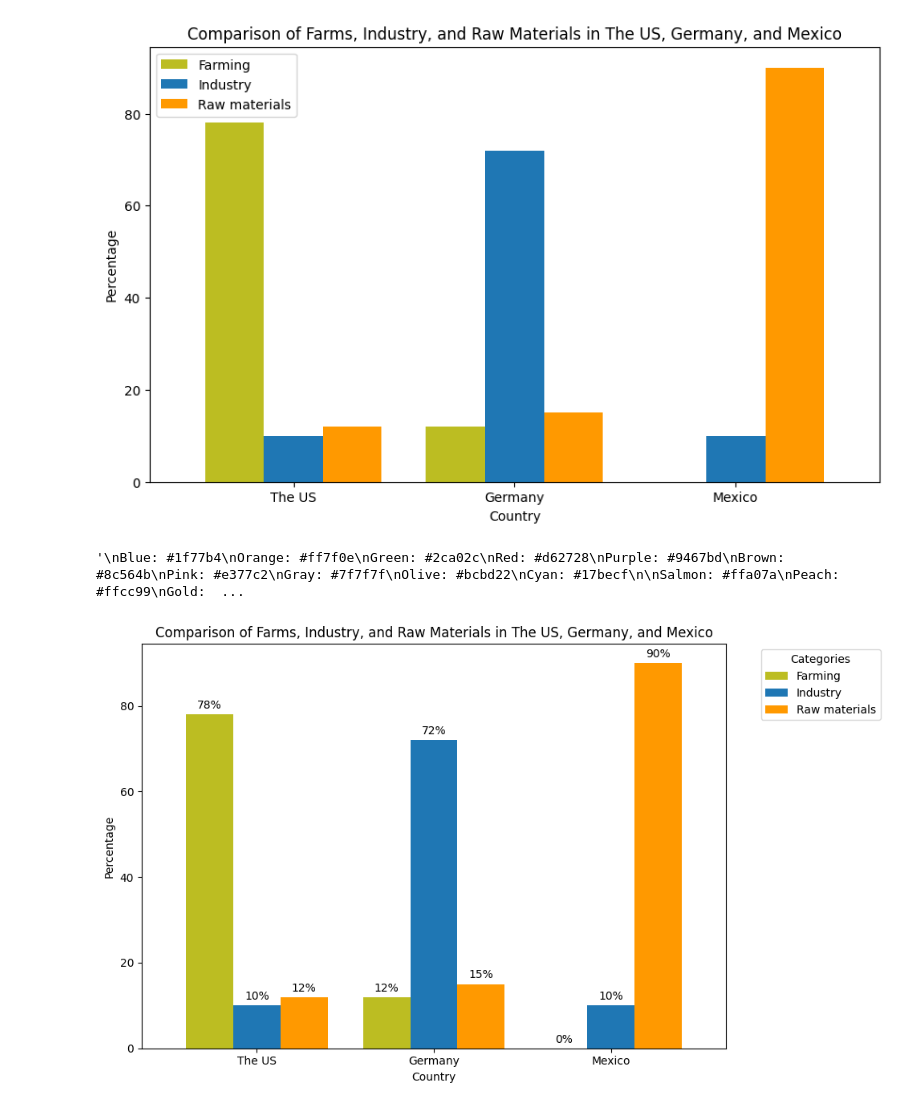
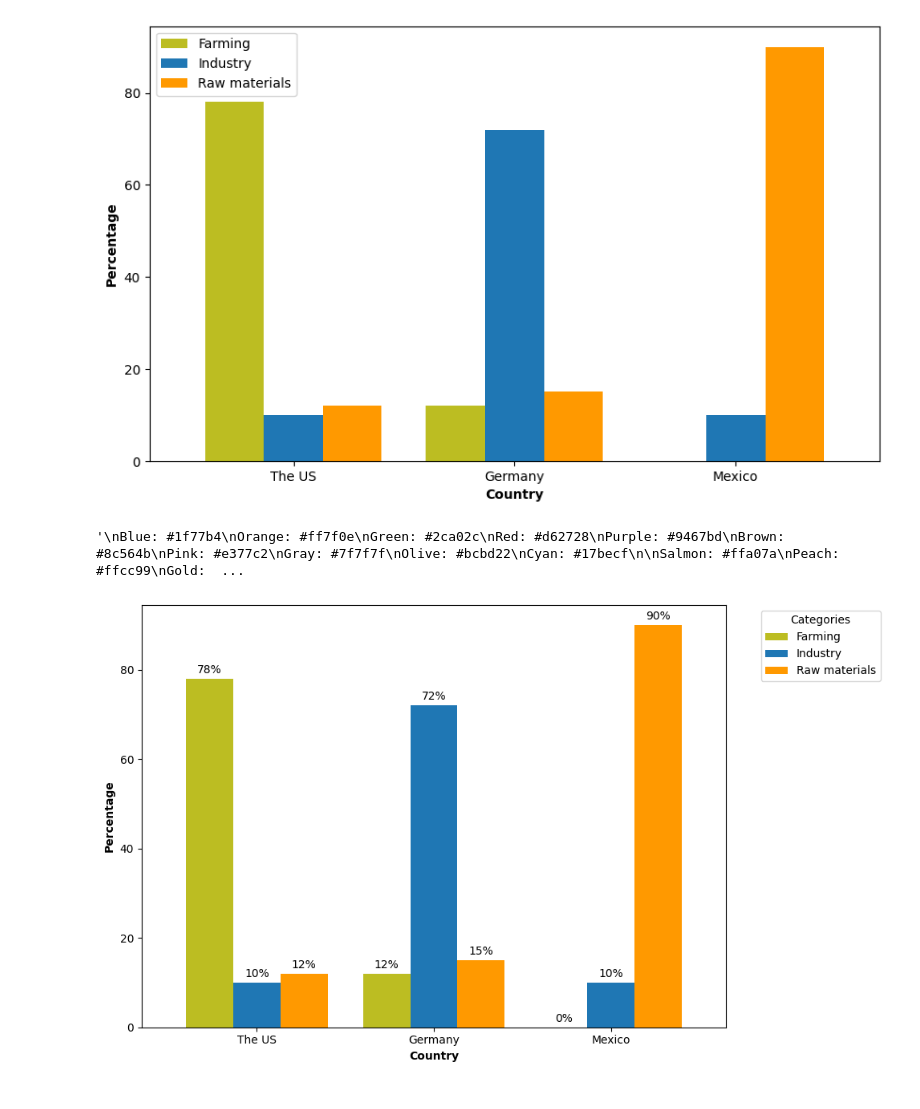
Before and after one commit to martincortinaescudero/Plants_recognition_project, a Jupyter notebook: Graph.ipynb, the cells around one changed output. Drawn from its saved outputs; the diff is of its cells as text; code cells hidden in the pictures.

```diff
--- a/Graph.ipynb
+++ b/Graph.ipynb
@@ -19,37 +19,36 @@ df = pd.DataFrame(data, index=index)
 
 # Transposing the DataFrame to have countries on the x-axis and activities as colors
 df_transposed = df.T
 
 # Plotting the bar graph with countries on the x-axis and custom colors (#bcbd22)
 df_transposed.plot(kind="bar", figsize=(10, 6), width=0.8, color=["#bcbd22", "#1f77b4", "#ff9900"])
 
 # Adding labels and title
-plt.ylabel("Percentage")
-plt.xlabel("Country")
-plt.title("Comparison of Farms, Industry, and Raw Materials in The US, Germany, and Mexico")
+plt.ylabel("Percentage", fontweight='bold')
+plt.xlabel("Country", fontweight='bold')
 plt.xticks(rotation=0);
 
 # Display the plot
 plt.show()
 
 '''
 Blue: #1f77b4
 Orange: #ff7f0e
 Green: #2ca02c
 Red: #d62728
 Purple: #9467bd
 Brown: #8c564b
 Pink: #e377c2
 Gray: #7f7f7f
 Olive: #bcbd22
 Cyan: #17becf
 
 Salmon: #ffa07a
 Peach: #ffcc99
 Gold: #ff9900
 '''
 # %% [output]
-[figure, old version]
+[figure, new version]
 '\nBlue: #1f77b4\nOrange: #ff7f0e\nGreen: #2ca02c\nRed: #d62728\nPurple: #9467bd\nBrown: #8c564b\nPink: #e377c2\nGray: #7f7f7f\nOlive: #bcbd22\nCyan: #17becf\n\nSalmon: #ffa07a\nPeach: #ffcc99\nGold:  ...
 # %%
 import pandas as pd
@@ -75,9 +74,8 @@ df_transposed = df.T
 ax = df_transposed.plot(kind="bar", figsize=(10, 6), width=0.8, color=["#bcbd22", "#1f77b4", "#ff9900"])
 
 # Adding labels and title
-plt.ylabel("Percentage")
-plt.xlabel("Country")
-plt.title("Comparison of Farms, Industry, and Raw Materials in The US, Germany, and Mexico")
+plt.ylabel("Percentage", fontweight='bold')
+plt.xlabel("Country", fontweight='bold')
 plt.xticks(rotation=0)
 
 # Adding values on top of the bars
@@ -99,7 +97,7 @@ plt.tight_layout()
 # Display the plot
 plt.show()
 # %% [output]
-[figure, old version]
+[figure, new version]
 # %%
 import pandas as pd
 import matplotlib.pyplot as plt
```
Also changed, not shown: parts of 1 cell of this notebook.
